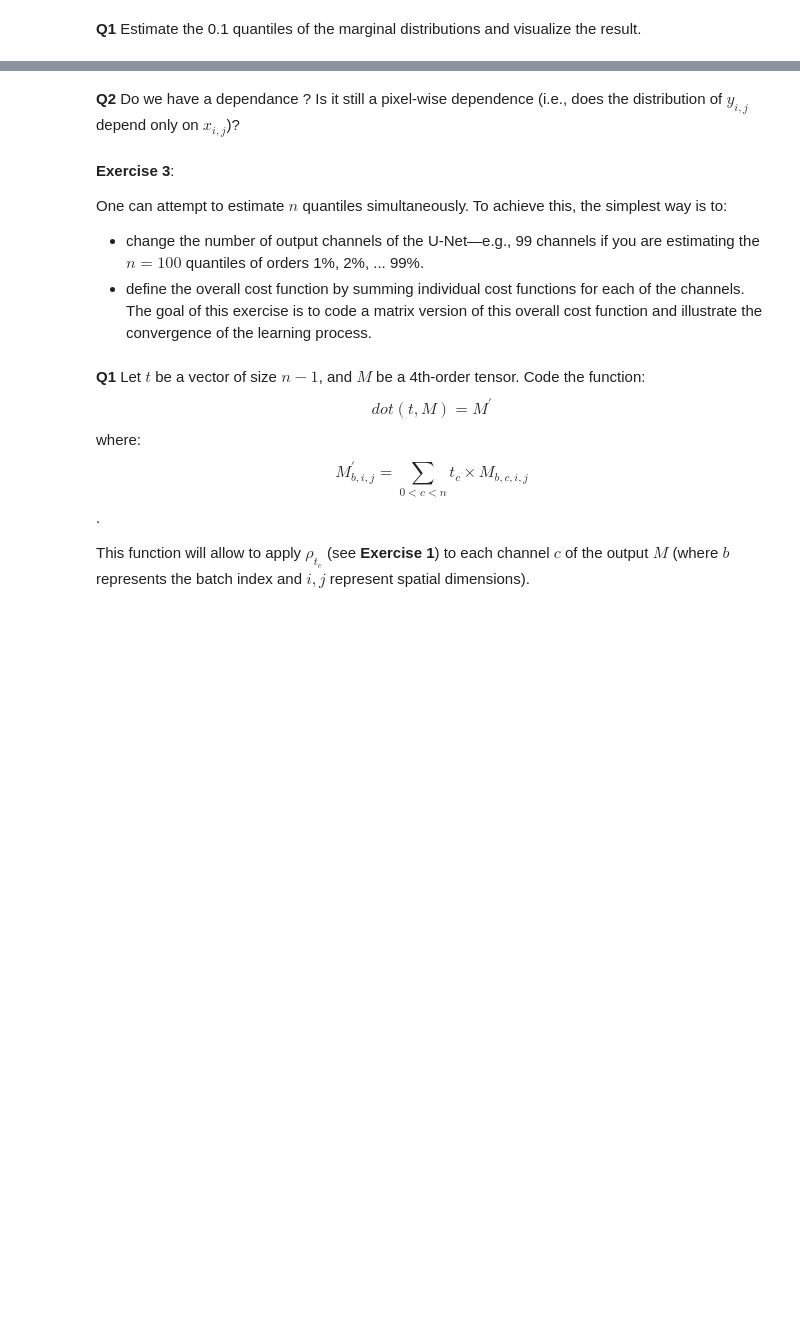
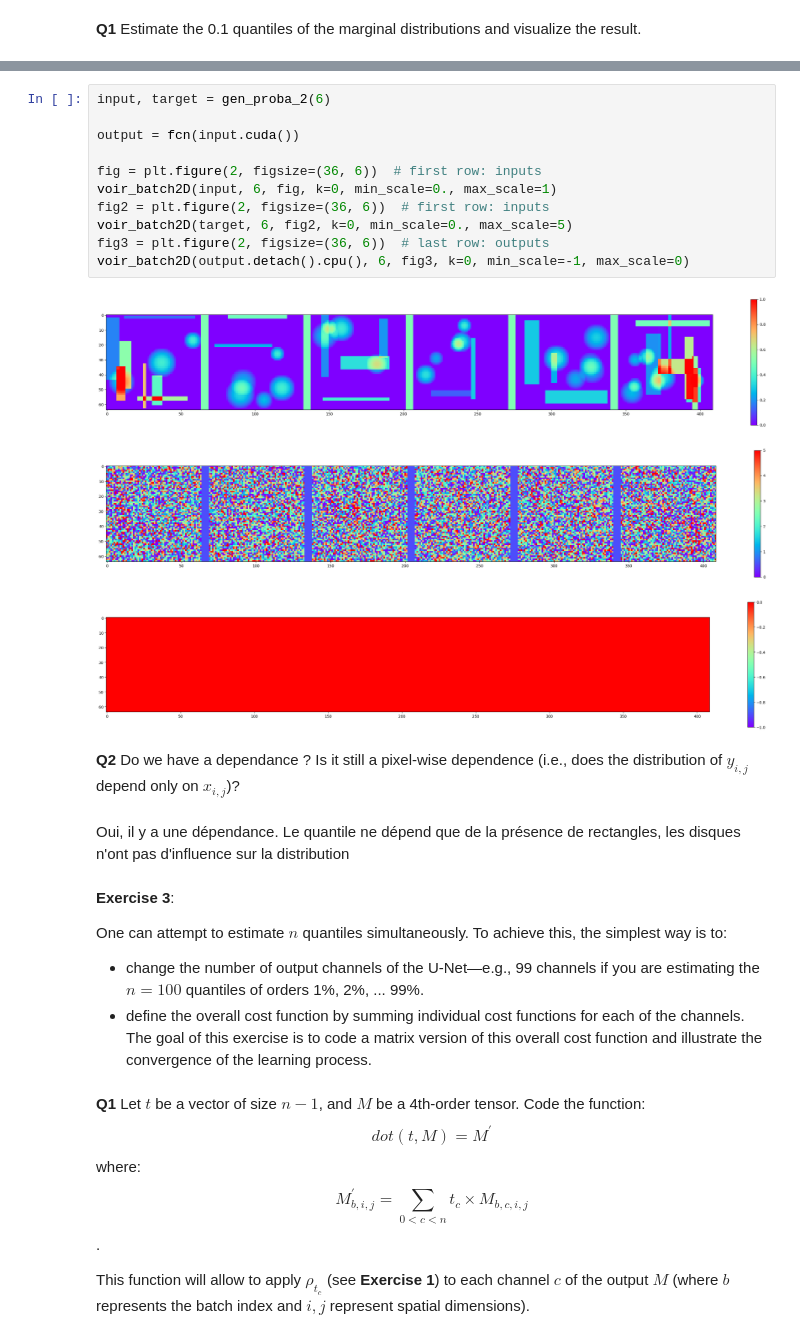
Before and after one commit to Xylot0/ml-student, a Jupyter notebook: TP5/TP5_part1.ipynb, the cells around one changed output, grey strips where cells are left out. Saved outputs shown, nothing was run; the diff lists cells and outputs as text; blank space fills up the shorter version.

```diff
--- a/TP5/TP5_part1.ipynb
+++ b/TP5/TP5_part1.ipynb
@@ -237,5 +294,22 @@ voir_batch2D(target, 6, fig1, k=0, min_scale=0,max_scale=5)
+# %%
+input, target = gen_proba_2(6)
+
+output = fcn(input.cuda())
+
+fig = plt.figure(2, figsize=(36, 6))  # first row: inputs
+voir_batch2D(input, 6, fig, k=0, min_scale=0., max_scale=1)
+fig2 = plt.figure(2, figsize=(36, 6))  # first row: inputs
+voir_batch2D(target, 6, fig2, k=0, min_scale=0., max_scale=5)
+fig3 = plt.figure(2, figsize=(36, 6))  # last row: outputs
+voir_batch2D(output.detach().cpu(), 6, fig3, k=0, min_scale=-1, max_scale=0)
+# %% [output]
+[figure, added]
+[figure, added]
+[figure, added]
 # %% [markdown]
 **Q2** Do we have a dependance ? Is it still a pixel-wise dependence (i.e., does the distribution of $y_{i,j}$ depend only on $x_{i,j}$)?
+# %% [markdown]
+Oui, il y a une dépendance. Le quantile ne dépend que de la présence de rectangles, les disques n'ont pas d'influence sur la distribution
 # %% [markdown]
 **Exercise 3**:
 
```
Also changed, not shown: parts of 10 cells of this notebook.
